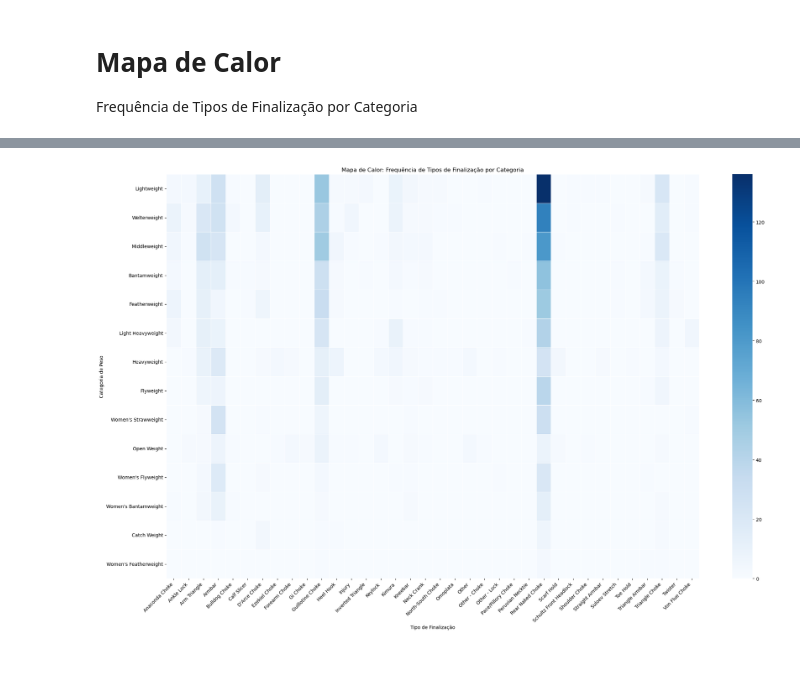
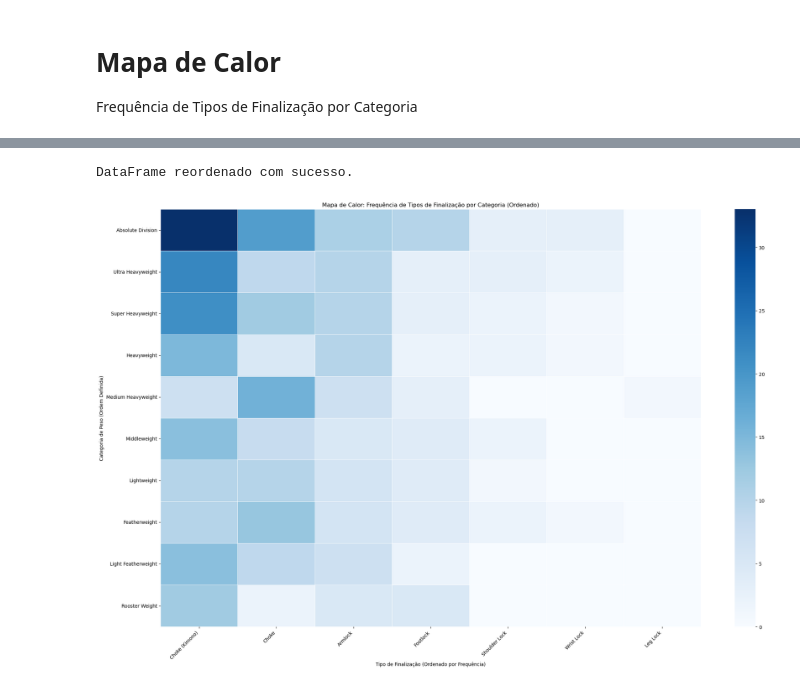
Before and after one commit to rafaelesilva/BJJ, a Jupyter notebook: 3- Análise de Dados e Estatística.ipynb, the cells around one changed output, grey strips where cells are left out. Saved outputs shown, nothing was run; the diff lists cells and outputs as text; code cells hidden in the pictures; blank space fills up the shorter version.

```diff
--- a/3- Análise de Dados e Estatística.ipynb
+++ b/3- Análise de Dados e Estatística.ipynb
@@ -53,0 +85,4 @@ Em termos mais simples: O tipo de finalização utilizado não é aleatório ent
+# %%
+# Entre tipo de golpe e categoria de peso (Contagem)
+tbl_cont_golpe_categoria = pd.crosstab(historico_lutas['categoria'], historico_lutas['tipo_golpe'])
+tbl_cont_golpe_categoria
@@ -109,15 +394,27 @@ Frequência de Tipos de Finalização por Categoria
 # %%
-# Mapa de Calor: Frequência de Tipos de Finalização por Categoria
+# Heatmap Ordenado: Frequência de Tipos de Finalização por Categoria
 
+# Reordenar o DataFrame
+tbl_cont_golpe_categoria_ordenada = tbl_cont_golpe_categoria.reindex(
+        index=ordem_categorias_peso,
+        columns=tipo_golpe_order
+    )
+print("DataFrame reordenado com sucesso.")
+
+# --- Plotar o Mapa de Calor ---
 plt.figure(figsize=(22, 14))
-sns.heatmap(freq_finalizacoes_cat, annot=False, fmt="d", cmap="Blues", linewidths=.5)
 
-plt.title('Mapa de Calor: Frequência de Tipos de Finalização por Categoria')
-plt.xlabel('Tipo de Finalização')
-plt.ylabel('Categoria de Peso')
+# Usar o DataFrame ordenado (que agora é realmente um DataFrame)
+sns.heatmap(tbl_cont_golpe_categoria_ordenada, annot=False, fmt="d", cmap="Blues", linewidths=.5)
+
+# Atualize os títulos e labels se desejar para refletir a ordenação
+plt.title('Mapa de Calor: Frequência de Tipos de Finalização por Categoria (Ordenado)')
+plt.xlabel('Tipo de Finalização (Ordenado por Frequência)')
+plt.ylabel('Categoria de Peso (Ordem Definida)')
 plt.xticks(rotation=45, ha='right')
-plt.yticks(rotation=0)
-plt.tight_layout()
+plt.yticks(rotation=0) # Mantém os y-ticks horizontais
+plt.tight_layout() # Ajusta o layout para evitar sobreposição
 plt.show()
 # %% [output]
+DataFrame reordenado com sucesso.
-[figure, old version]
+[figure, new version]
```
Also changed, not shown: parts of 24 cells of this notebook, 3 other files.
